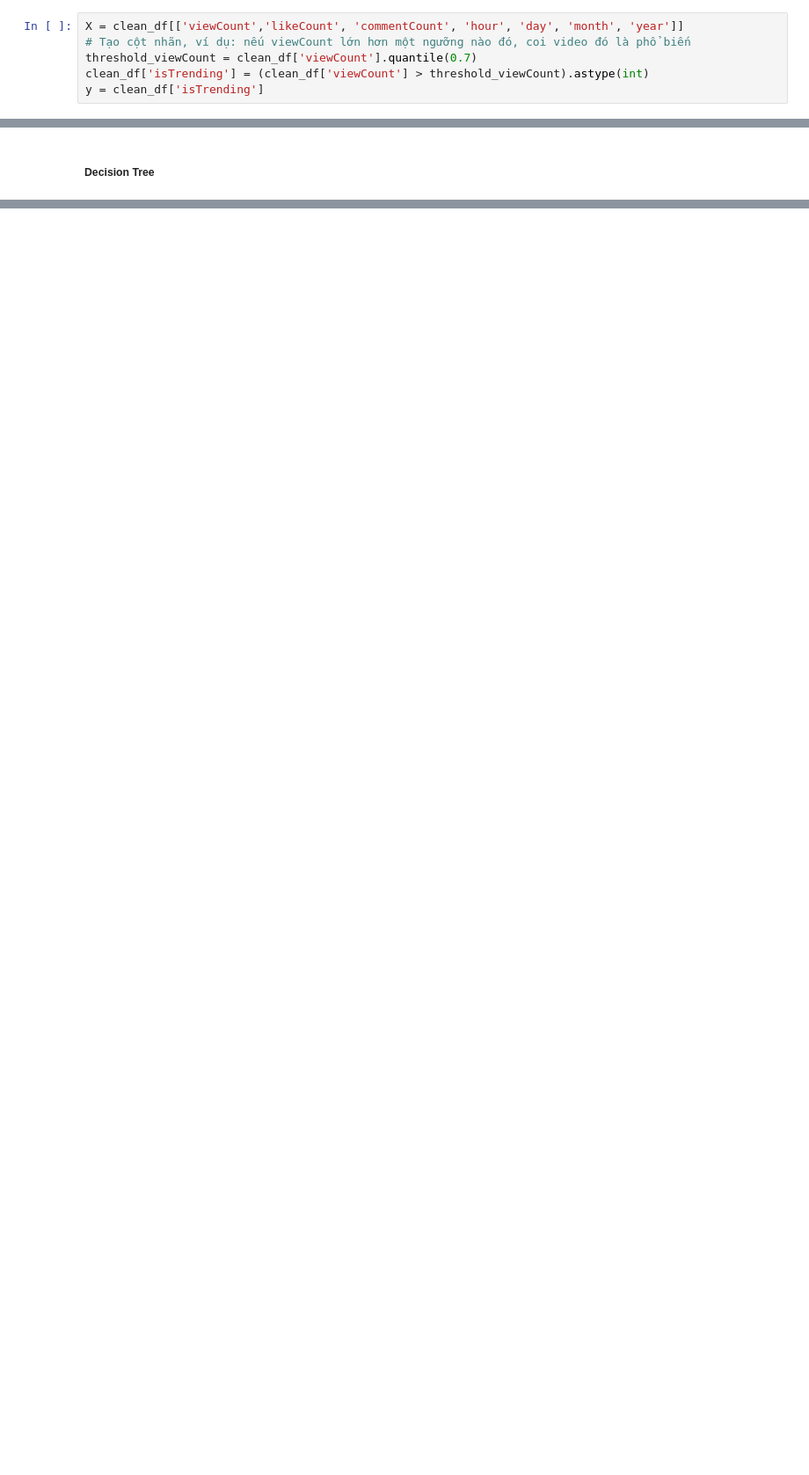
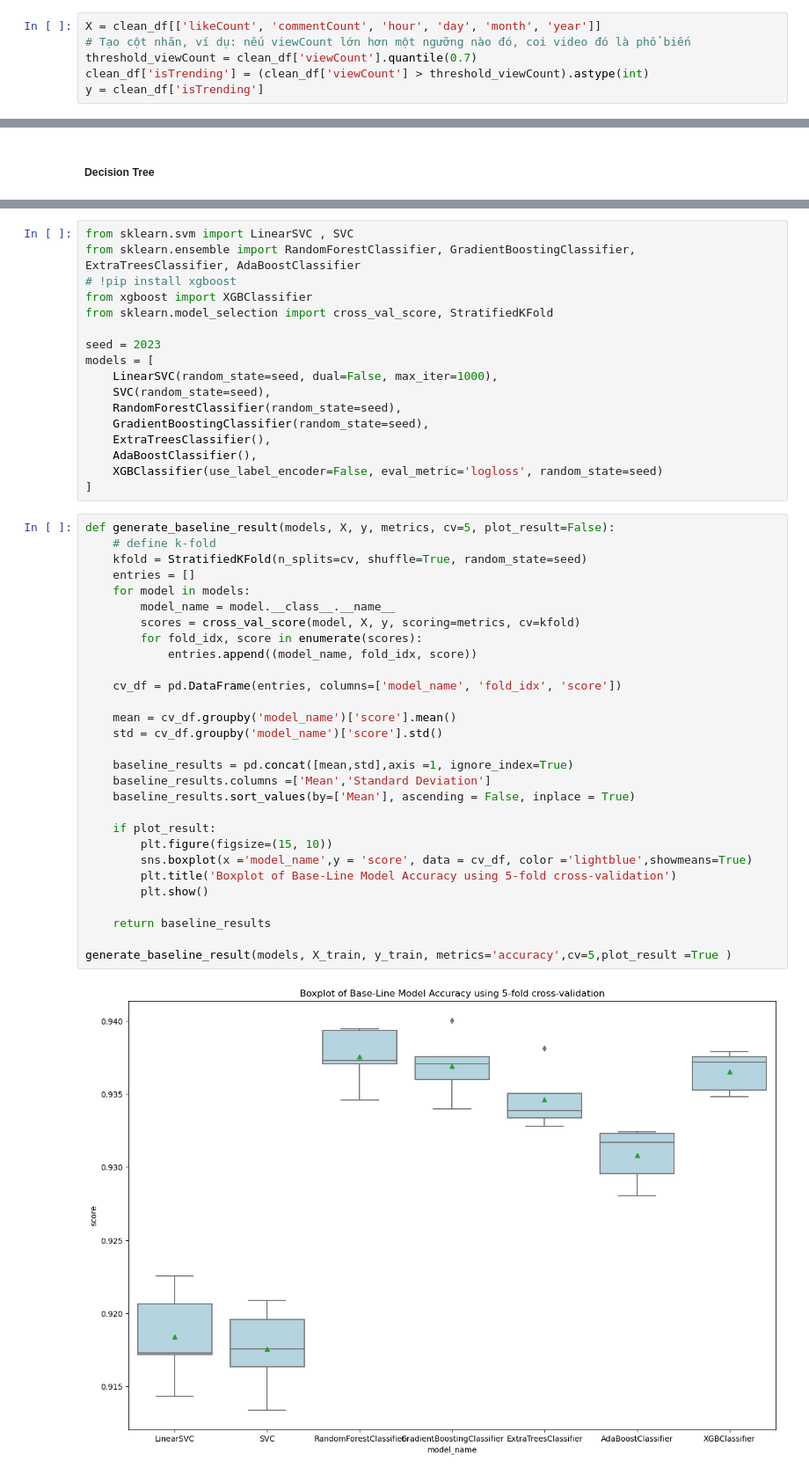
Before and after one commit to BaoDias2505/FinalProject_Introduction-to-data-science, a Jupyter notebook: notebooks/04-Data-Modelling.ipynb, the cells around one changed output, grey strips where cells are left out. Shown: that part at 88% size. Cells and saved outputs as stored; diff of their text form; blank space fills up the shorter version.

Commit message:
baseline,finetune,re-train,test

```diff
--- a/notebooks/04-Data-Modelling.ipynb
+++ b/notebooks/04-Data-Modelling.ipynb
@@ -27,7 +25,7 @@ clean_df.sample(5)
 # %% [markdown]
 ## Feature engineering
 # %%
-X = clean_df[['viewCount','likeCount', 'commentCount', 'hour', 'day', 'month', 'year']]
+X = clean_df[['likeCount', 'commentCount', 'hour', 'day', 'month', 'year']]
 # Tạo cột nhãn, ví dụ: nếu viewCount lớn hơn một ngưỡng nào đó, coi video đó là phổ biến
 threshold_viewCount = clean_df['viewCount'].quantile(0.7)
 clean_df['isTrending'] = (clean_df['viewCount'] > threshold_viewCount).astype(int)
@@ -87,0 +71,48 @@ decision_Tree.score(X_valid,y_valid)
+# %%
+from sklearn.svm import LinearSVC , SVC
+from sklearn.ensemble import RandomForestClassifier, GradientBoostingClassifier, ExtraTreesClassifier, AdaBoostClassifier
+# !pip install xgboost
+from xgboost import XGBClassifier
+from sklearn.model_selection import cross_val_score, StratifiedKFold
+
+seed = 2023
+models = [
+    LinearSVC(random_state=seed, dual=False, max_iter=1000),
+    SVC(random_state=seed),
+    RandomForestClassifier(random_state=seed),
+    GradientBoostingClassifier(random_state=seed),
+    ExtraTreesClassifier(),
+    AdaBoostClassifier(),
+    XGBClassifier(use_label_encoder=False, eval_metric='logloss', random_state=seed)
+]
+# %%
+def generate_baseline_result(models, X, y, metrics, cv=5, plot_result=False):
+    # define k-fold
+    kfold = StratifiedKFold(n_splits=cv, shuffle=True, random_state=seed)
+    entries = []
+    for model in models:
+        model_name = model.__class__.__name__
+        scores = cross_val_score(model, X, y, scoring=metrics, cv=kfold)
+        for fold_idx, score in enumerate(scores):
+            entries.append((model_name, fold_idx, score))
+
+    cv_df = pd.DataFrame(entries, columns=['model_name', 'fold_idx', 'score'])
+
+    mean = cv_df.groupby('model_name')['score'].mean()
+    std = cv_df.groupby('model_name')['score'].std()
+
+    baseline_results = pd.concat([mean,std],axis =1, ignore_index=True)
+    baseline_results.columns =['Mean','Standard Deviation']
+    baseline_results.sort_values(by=['Mean'], ascending = False, inplace = True)
+
+    if plot_result:
+        plt.figure(figsize=(15, 10))
+        sns.boxplot(x ='model_name',y = 'score', data = cv_df, color ='lightblue',showmeans=True)
+        plt.title('Boxplot of Base-Line Model Accuracy using 5-fold cross-validation')
+        plt.show()
+
+    return baseline_results
+
+generate_baseline_result(models, X_train, y_train, metrics='accuracy',cv=5,plot_result =True )
+# %% [output]
+[figure, added]
```
Also changed, not shown: parts of 24 cells of this notebook.
